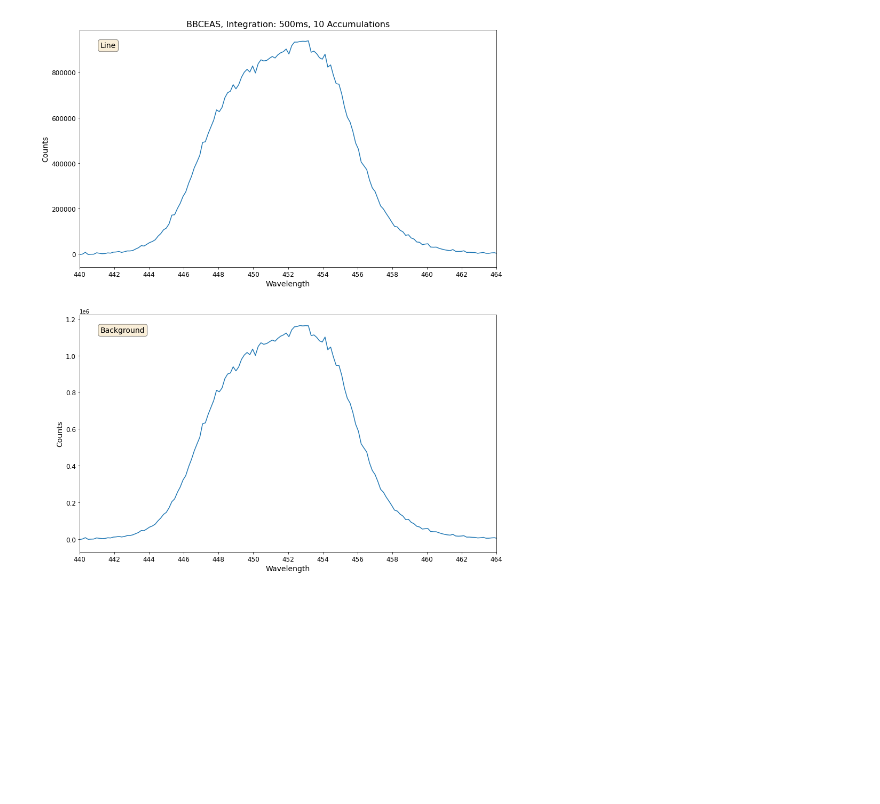
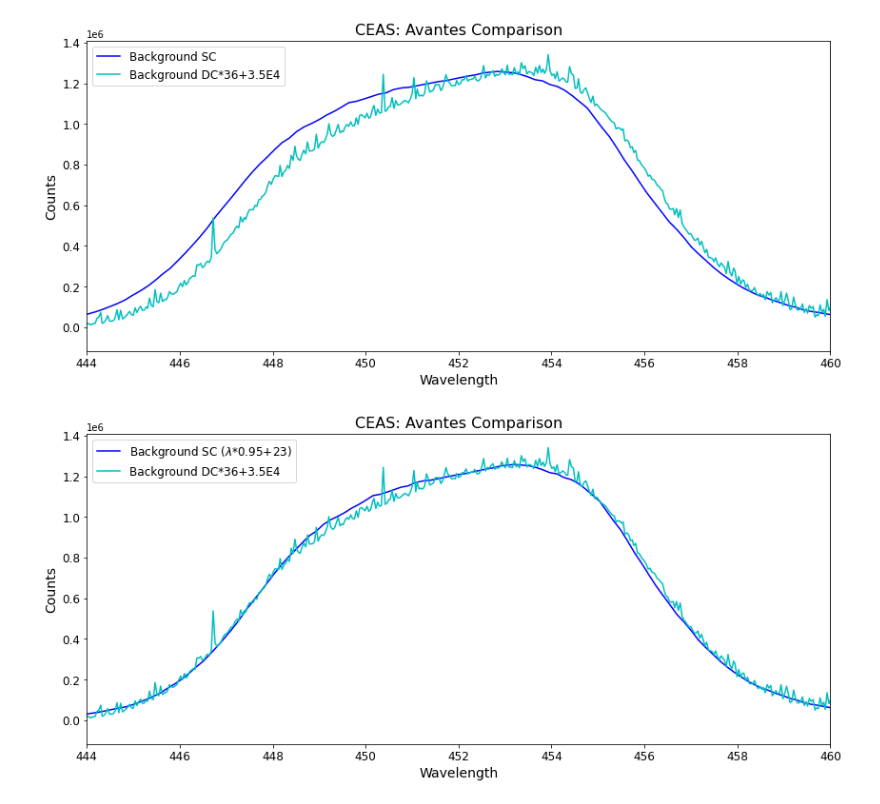
Before and after one commit to mixtli-c/cca-jupyter, a Jupyter notebook: CEAS_AvaSoft_Accums.ipynb, the cells around one changed output. Saved outputs shown, nothing was run; the diff lists cells and outputs as text; code cells hidden in the pictures; blank space fills up the shorter version.

```diff
--- a/CEAS_AvaSoft_Accums.ipynb
+++ b/CEAS_AvaSoft_Accums.ipynb
@@ -267,40 +305,41 @@ print(line.shape)
-# %%
-plt.figure(figsize=(14,18))
-
-props = dict(boxstyle='round', facecolor='wheat', alpha=0.5)
-y1=line[:,1]
-y2=bckg[:,1]
-
-ax0 = plt.subplot(2, 1, 1)
-ax0.plot(ceaspec[:,0], y1)
-
-## Formatting
-ax0.set_xlim(440,464)
-ax0.set_xticks(np.arange(440,466,2))
-ax0.set_xlabel('Wavelength',size=14)
-#ax0.set_ylabel('molecule/cm$^2$',size=14)
-ax0.set_ylabel('Counts',size=14)
-ax0.set_title("BBCEAS, Integration: 500ms, 10 Accumulations",size=16)
-#ax0.legend(fontsize=12, loc='upper left')
-ax0.tick_params(labelsize=12)
-ax0.text(0.05, 0.95, 'Line', transform=ax0.transAxes, fontsize=14,
-        verticalalignment='top', bbox=props)
-
-ax1 = plt.subplot(2, 1, 2)
-ax1.plot(ceaspec[:,0], y2)
-
-## Formatting
-ax1.set_xlim(440,464)
-ax1.set_xticks(np.arange(440,466,2))
-ax1.set_xlabel('Wavelength',size=14)
-#ax1.set_ylabel('molecule/cm$^2$',size=14)
-ax1.set_ylabel('Counts',size=14)
-#ax1.set_title("CEAS",size=16)
-#ax1.legend(fontsize=12, loc='upper left')
-ax1.tick_params(labelsize=12)
-ax1.text(0.05, 0.95, 'Background', transform=ax1.transAxes, fontsize=14,
-        verticalalignment='top', bbox=props)
-plt.savefig('BBCEASacc1.png')
-# %% [output]
-[figure, removed]
+# %%
+## Single plot spectra
+f, ax1 = plt.subplots(figsize=(14,6))
+
+ax1.plot(SCbg1[:,0], np.average(SCbg1[:,1:],axis=1),'-b',label="Background SC")
+ax1.plot(DCbg1[:,0], np.average(DCbg1[:,1:],axis=1)*36+.35e5,'-c',label="Background DC*36+3.5E4")
+#ax1.plot(nov11ln1b[:,0], np.average(nov4ln1b[:,1:],axis=1),'-g',label="Line Nov4 (mean)")
+#ax1.plot(nov11ln1b[:,0], np.average(nov11ln1b[:,1:],axis=1),'-r',label="Line Nov11 (mean)")
+
+ax1.set_xlim(444,460)
+#ax1.set_xticks(np.arange(440,466,2))
+ax1.set_xlabel('Wavelength',size=14)
+#ax1.set_ylabel('molecule/cm$^2$',size=14)
+ax1.set_ylabel('Counts',size=14)
+ax1.set_title("CEAS: Avantes Comparison",size=16)
+ax1.legend(fontsize=12, loc='upper left')
+ax1.tick_params(labelsize=12)
+#plt.savefig('BBCEASmeasurements.png')
+# %% [output]
+[figure, added]
+# %%
+## Single plot spectra
+f, ax1 = plt.subplots(figsize=(14,6))
+
+ax1.plot(SCbg1[:,0]*.95+23, np.average(SCbg1[:,1:],axis=1),'-b',label="Background SC ($\lambda$*0.95+23)")
+ax1.plot(DCbg1[:,0], np.average(DCbg1[:,1:],axis=1)*36+.35e5,'-c',label="Background DC*36+3.5E4")
+#ax1.plot(nov11ln1b[:,0], np.average(nov4ln1b[:,1:],axis=1),'-g',label="Line Nov4 (mean)")
+#ax1.plot(nov11ln1b[:,0], np.average(nov11ln1b[:,1:],axis=1),'-r',label="Line Nov11 (mean)")
+
+ax1.set_xlim(444,460)
+#ax1.set_xticks(np.arange(440,466,2))
+ax1.set_xlabel('Wavelength',size=14)
+#ax1.set_ylabel('molecule/cm$^2$',size=14)
+ax1.set_ylabel('Counts',size=14)
+ax1.set_title("CEAS: Avantes Comparison",size=16)
+ax1.legend(fontsize=12, loc='upper left')
+ax1.tick_params(labelsize=12)
+#plt.savefig('BBCEASmeasurements.png')
+# %% [output]
+[figure, added]
 # %%
```
Also changed, not shown: parts of 25 cells of this notebook, 14 other files.
